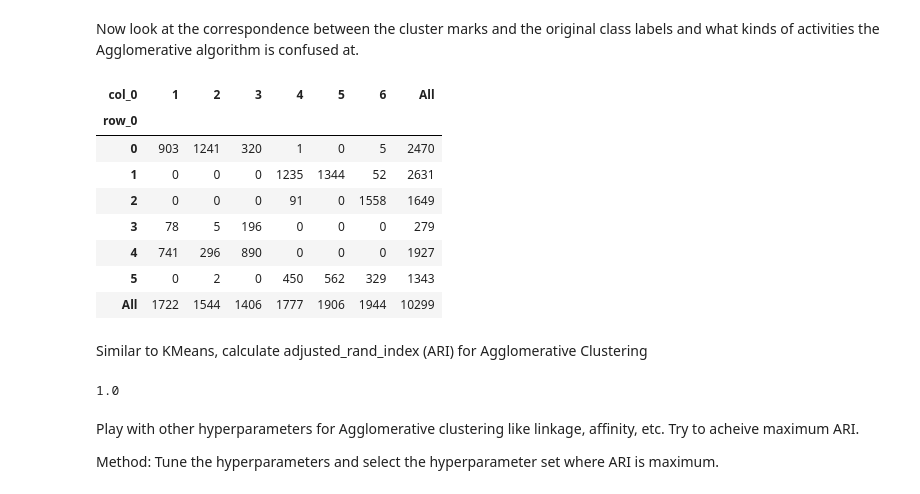
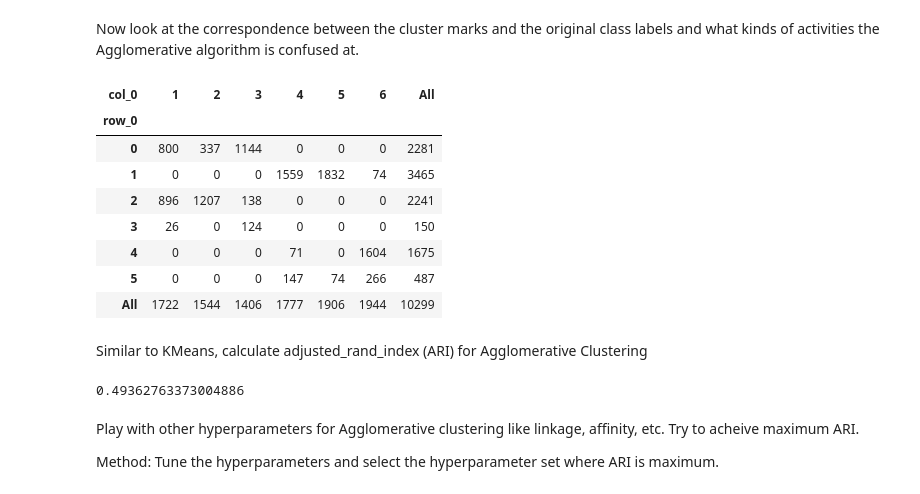
Before and after one commit to maitreya-v/Synapse_LP, a Jupyter notebook: Week_4.ipynb, the cells around one changed output. Drawn from its saved outputs; the diff is of its cells as text; code cells hidden in the pictures.

```diff
--- a/Week_4.ipynb
+++ b/Week_4.ipynb
@@ -273,24 +273,24 @@ Now look at the correspondence between the cluster marks and the original class
 # %%
 # Hint: Use pandas.crosstab() with margins=True
 # code here
-pd.crosstab(cluster_labels,y,margins=True)
+pd.crosstab(aggInst.labels_,y,margins=True)
 # %% [output]
 | col_0 | 1 | 2 | 3 | 4 | 5 | 6 | All |
 | row_0 |  |  |  |  |  |  |  |
-| 0 | 903 | 1241 | 320 | 1 | 0 | 5 | 2470 |
-| 1 | 0 | 0 | 0 | 1235 | 1344 | 52 | 2631 |
-| 2 | 0 | 0 | 0 | 91 | 0 | 1558 | 1649 |
-| 3 | 78 | 5 | 196 | 0 | 0 | 0 | 279 |
-| 4 | 741 | 296 | 890 | 0 | 0 | 0 | 1927 |
-| 5 | 0 | 2 | 0 | 450 | 562 | 329 | 1343 |
+| 0 | 800 | 337 | 1144 | 0 | 0 | 0 | 2281 |
+| 1 | 0 | 0 | 0 | 1559 | 1832 | 74 | 3465 |
+| 2 | 896 | 1207 | 138 | 0 | 0 | 0 | 2241 |
+| 3 | 26 | 0 | 124 | 0 | 0 | 0 | 150 |
+| 4 | 0 | 0 | 0 | 71 | 0 | 1604 | 1675 |
+| 5 | 0 | 0 | 0 | 147 | 74 | 266 | 487 |
 | All | 1722 | 1544 | 1406 | 1777 | 1906 | 1944 | 10299 |
 # %% [markdown]
 Similar to KMeans, calculate adjusted_rand_index (ARI) for Agglomerative Clustering
 # %%
 # code here
-adjusted_rand_score(X_pca[:, 0], X_pca[:, 1])
+adjusted_rand_score(aggInst.labels_,y)
 # %% [output]
-1.0
+0.49362763373004886
 # %% [markdown]
 Play with other hyperparameters for Agglomerative clustering like linkage, affinity, etc. Try to acheive maximum ARI.
 
```
Also changed, not shown: parts of 8 cells of this notebook.
